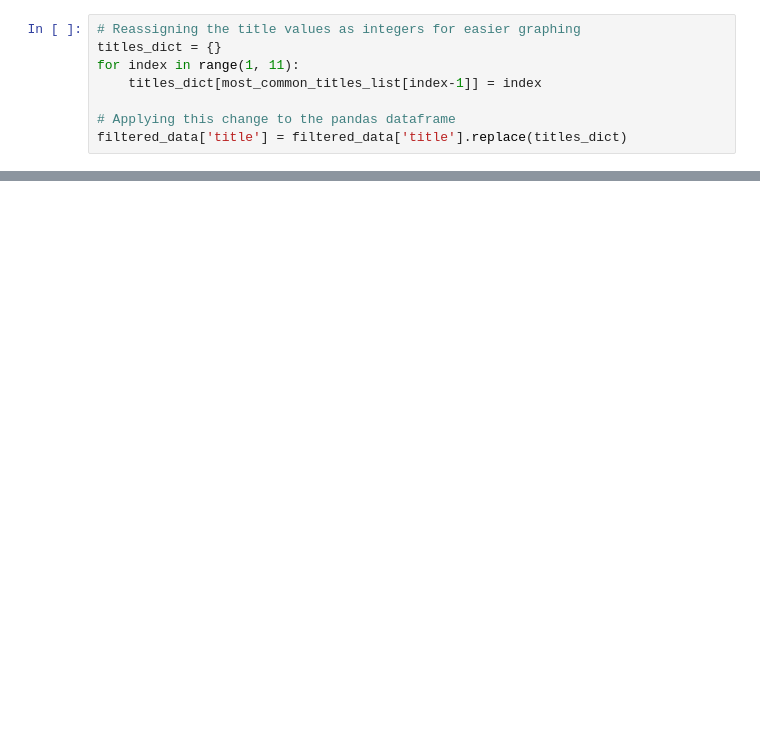
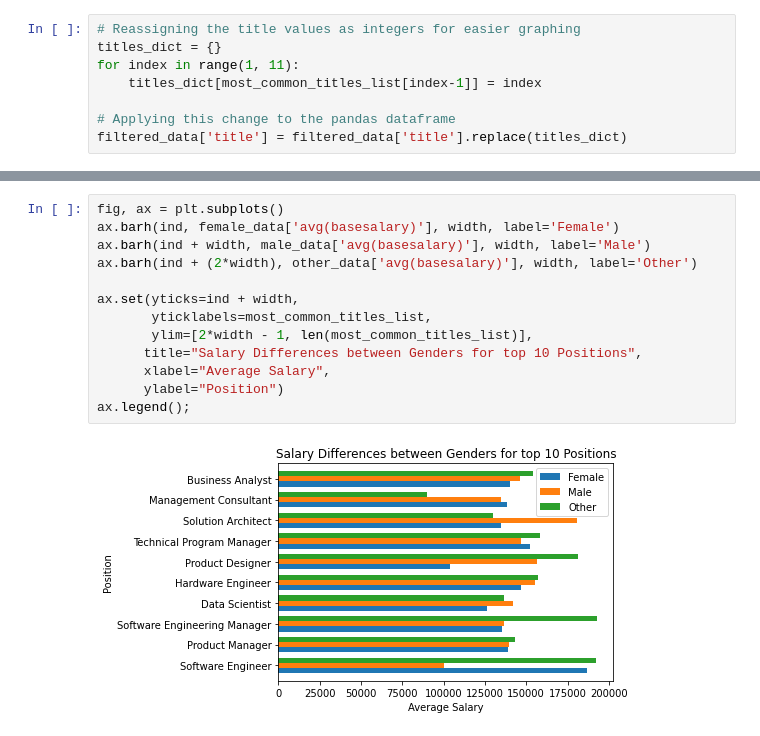
Before and after one commit to scummins00/ca4022_assignment_3, a Jupyter notebook: Impact of Social Factors on Salary.ipynb, the cells around one changed output, grey strips where cells are left out. Drawn from its saved outputs; the diff is of its cells as text; blank space fills up the shorter version.

```diff
--- a/Impact of Social Factors on Salary.ipynb
+++ b/Impact of Social Factors on Salary.ipynb
@@ -380,0 +379,15 @@ plt.legend(labels=["Female", "Male"], loc="best")
+# %%
+fig, ax = plt.subplots()
+ax.barh(ind, female_data['avg(basesalary)'], width, label='Female')
+ax.barh(ind + width, male_data['avg(basesalary)'], width, label='Male')
+ax.barh(ind + (2*width), other_data['avg(basesalary)'], width, label='Other')
+
+ax.set(yticks=ind + width,
+       yticklabels=most_common_titles_list,
+       ylim=[2*width - 1, len(most_common_titles_list)],
+      title="Salary Differences between Genders for top 10 Positions",
+      xlabel="Average Salary",
+      ylabel="Position")
+ax.legend();
+# %% [output]
+[figure, added]
```
Also changed, not shown: parts of 4 cells of this notebook, 6 other files.
